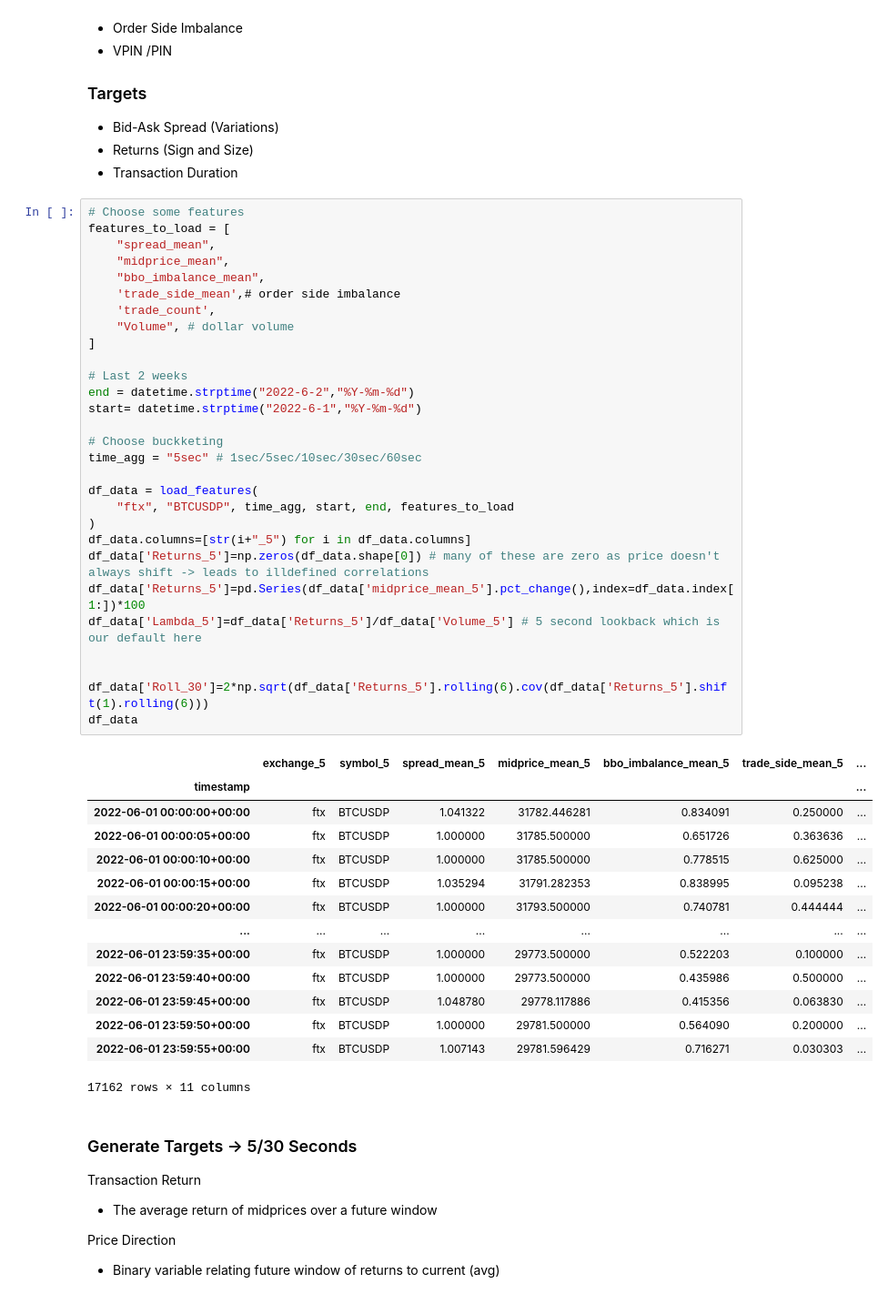
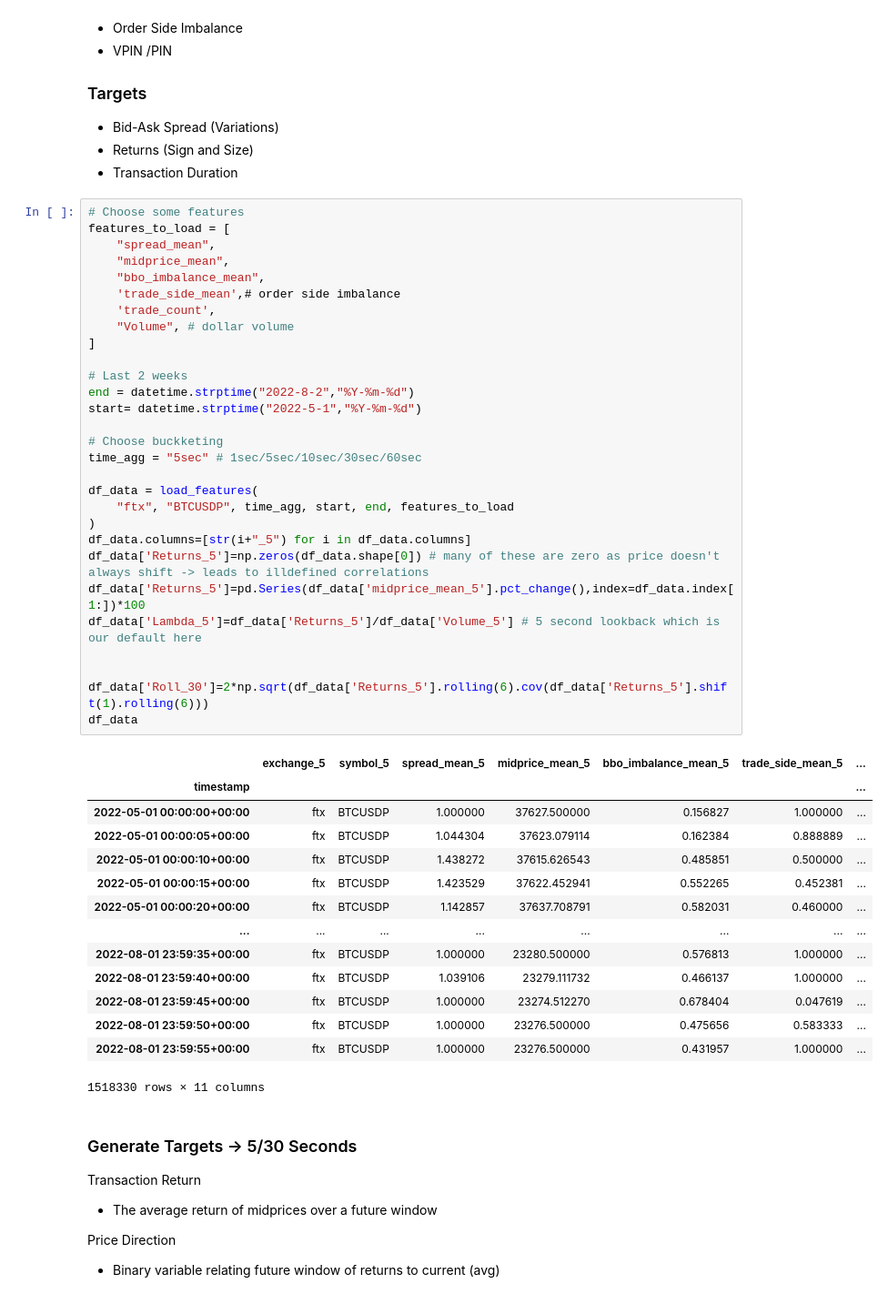
Before and after one commit to jasonbohne123/Adaptive_Signal_Estimation, a Jupyter notebook: HFT_Features.ipynb, the cells around one changed output. Shown at 91% size. Cells and saved outputs as stored; diff of their text form.

```diff
--- a/HFT_Features.ipynb
+++ b/HFT_Features.ipynb
@@ -54,47 +51,47 @@ Successfully installed ruptures-1.1.7
 # %%
 # Choose some features
 features_to_load = [
     "spread_mean",
     "midprice_mean",
     "bbo_imbalance_mean",
     'trade_side_mean',# order side imbalance
     'trade_count',
     "Volume", # dollar volume
 ]
 
 # Last 2 weeks
-end = datetime.strptime("2022-6-2","%Y-%m-%d")
-start= datetime.strptime("2022-6-1","%Y-%m-%d")
+end = datetime.strptime("2022-8-2","%Y-%m-%d")
+start= datetime.strptime("2022-5-1","%Y-%m-%d")
 
 # Choose buckketing
 time_agg = "5sec" # 1sec/5sec/10sec/30sec/60sec
 
 df_data = load_features(
     "ftx", "BTCUSDP", time_agg, start, end, features_to_load
 )
 df_data.columns=[str(i+"_5") for i in df_data.columns]
 df_data['Returns_5']=np.zeros(df_data.shape[0]) # many of these are zero as price doesn't always shift -> leads to illdefined correlations
 df_data['Returns_5']=pd.Series(df_data['midprice_mean_5'].pct_change(),index=df_data.index[1:])*100
 df_data['Lambda_5']=df_data['Returns_5']/df_data['Volume_5'] # 5 second lookback which is our default here
 
 
 df_data['Roll_30']=2*np.sqrt(df_data['Returns_5'].rolling(6).cov(df_data['Returns_5'].shift(1).rolling(6)))
 df_data
 # %% [output]
 |  | exchange_5 | symbol_5 | spread_mean_5 | midprice_mean_5 | bbo_imbalance_mean_5 | trade_side_mean_5 | ... |
 | timestamp |  |  |  |  |  |  | ... |
-| 2022-06-01 00:00:00+00:00 | ftx | BTCUSDP | 1.041322 | 31782.446281 | 0.834091 | 0.250000 | ... |
-| 2022-06-01 00:00:05+00:00 | ftx | BTCUSDP | 1.000000 | 31785.500000 | 0.651726 | 0.363636 | ... |
-| 2022-06-01 00:00:10+00:00 | ftx | BTCUSDP | 1.000000 | 31785.500000 | 0.778515 | 0.625000 | ... |
-| 2022-06-01 00:00:15+00:00 | ftx | BTCUSDP | 1.035294 | 31791.282353 | 0.838995 | 0.095238 | ... |
-| 2022-06-01 00:00:20+00:00 | ftx | BTCUSDP | 1.000000 | 31793.500000 | 0.740781 | 0.444444 | ... |
+| 2022-05-01 00:00:00+00:00 | ftx | BTCUSDP | 1.000000 | 37627.500000 | 0.156827 | 1.000000 | ... |
+| 2022-05-01 00:00:05+00:00 | ftx | BTCUSDP | 1.044304 | 37623.079114 | 0.162384 | 0.888889 | ... |
+| 2022-05-01 00:00:10+00:00 | ftx | BTCUSDP | 1.438272 | 37615.626543 | 0.485851 | 0.500000 | ... |
+| 2022-05-01 00:00:15+00:00 | ftx | BTCUSDP | 1.423529 | 37622.452941 | 0.552265 | 0.452381 | ... |
+| 2022-05-01 00:00:20+00:00 | ftx | BTCUSDP | 1.142857 | 37637.708791 | 0.582031 | 0.460000 | ... |
 | ... | ... | ... | ... | ... | ... | ... | ... |
-| 2022-06-01 23:59:35+00:00 | ftx | BTCUSDP | 1.000000 | 29773.500000 | 0.522203 | 0.100000 | ... |
-| 2022-06-01 23:59:40+00:00 | ftx | BTCUSDP | 1.000000 | 29773.500000 | 0.435986 | 0.500000 | ... |
-| 2022-06-01 23:59:45+00:00 | ftx | BTCUSDP | 1.048780 | 29778.117886 | 0.415356 | 0.063830 | ... |
-| 2022-06-01 23:59:50+00:00 | ftx | BTCUSDP | 1.000000 | 29781.500000 | 0.564090 | 0.200000 | ... |
-| 2022-06-01 23:59:55+00:00 | ftx | BTCUSDP | 1.007143 | 29781.596429 | 0.716271 | 0.030303 | ... |
+| 2022-08-01 23:59:35+00:00 | ftx | BTCUSDP | 1.000000 | 23280.500000 | 0.576813 | 1.000000 | ... |
+| 2022-08-01 23:59:40+00:00 | ftx | BTCUSDP | 1.039106 | 23279.111732 | 0.466137 | 1.000000 | ... |
+| 2022-08-01 23:59:45+00:00 | ftx | BTCUSDP | 1.000000 | 23274.512270 | 0.678404 | 0.047619 | ... |
+| 2022-08-01 23:59:50+00:00 | ftx | BTCUSDP | 1.000000 | 23276.500000 | 0.475656 | 0.583333 | ... |
+| 2022-08-01 23:59:55+00:00 | ftx | BTCUSDP | 1.000000 | 23276.500000 | 0.431957 | 1.000000 | ... |
-17162 rows × 11 columns
+1518330 rows × 11 columns
 # %% [markdown]
 ### Generate Targets -> 5/30 Seconds
 Transaction Return
```
Also changed, not shown: parts of 37 cells of this notebook, 5 other files.
